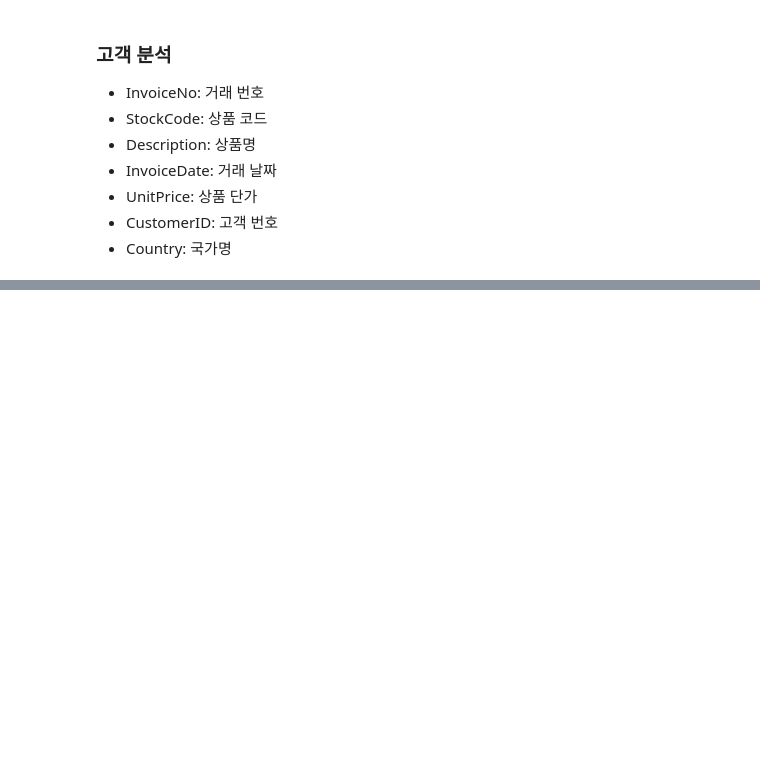
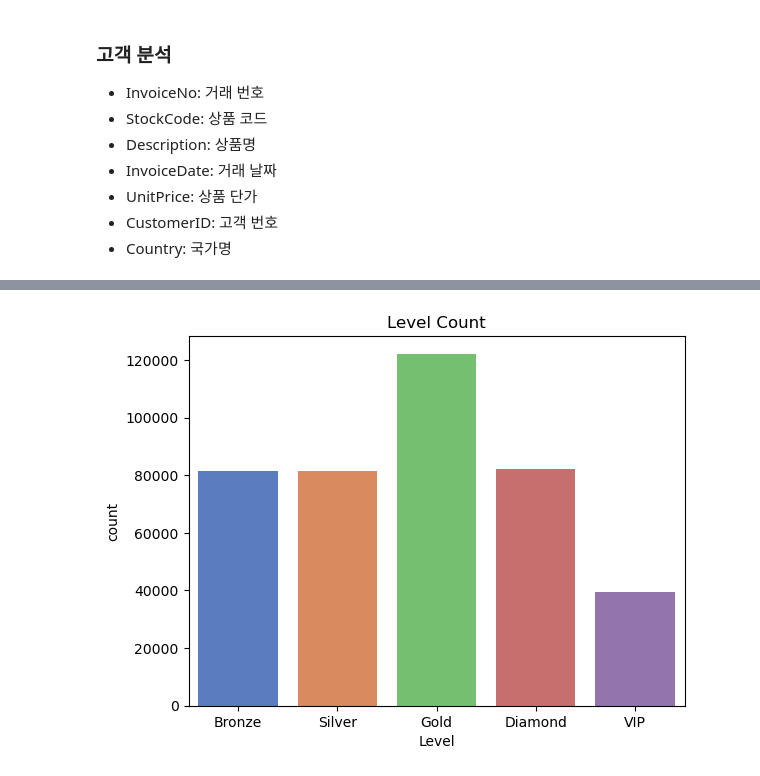
Before and after one commit to dosel70/data-analysis, a Jupyter notebook: d_rfm/c_RFM_task02.ipynb, the cells around one changed output, grey strips where cells are left out. Cells and saved outputs as stored; diff of their text form; code cells hidden in the pictures; blank space fills up the shorter version.

```diff
--- a/d_rfm/c_RFM_task02.ipynb
+++ b/d_rfm/c_RFM_task02.ipynb
@@ -520,0 +342,5 @@ plt.show()
+# %%
+import numpy as np
+
+l1, l2, l3, l4 = np.percentile(ci_rfm_df['TotalScore'], [20, 40, 70, 90])
+print(l1, l2, l3, l4)
@@ -520,0 +349,14 @@ plt.show()
+# %%
+def get_level(x):
+    if x <= l1:
+        return 5
+    if x <= l2:
+        return 4
+    if x <= l3:
+        return 3
+    if x <= l4:
+        return 2
+    return 1
+# %%
+ci_rfm_df['Level'] = ci_rfm_df['TotalScore'].apply(get_level)
+ci_rfm_df
@@ -520,0 +377,14 @@ plt.show()
+# %%
+ci_rfm_df['Level'] = ci_rfm_df['Level'].replace([5, 4, 3, 2, 1],
+                                                ['Bronze', 'Silver', 'Gold', 'Diamond', 'VIP'])
+# %%
+import matplotlib.pyplot as plt
+import seaborn as sns
+
+order = ['Bronze', 'Silver', 'Gold', 'Diamond', 'VIP']
+
+sns.countplot(x = 'Level', data=ci_rfm_df, palette='muted', order=order)
+plt.title('Level Count')
+plt.show()
+# %% [output]
+[figure, added]
```
Also changed, not shown: parts of 65 cells of this notebook, 8 other files.
